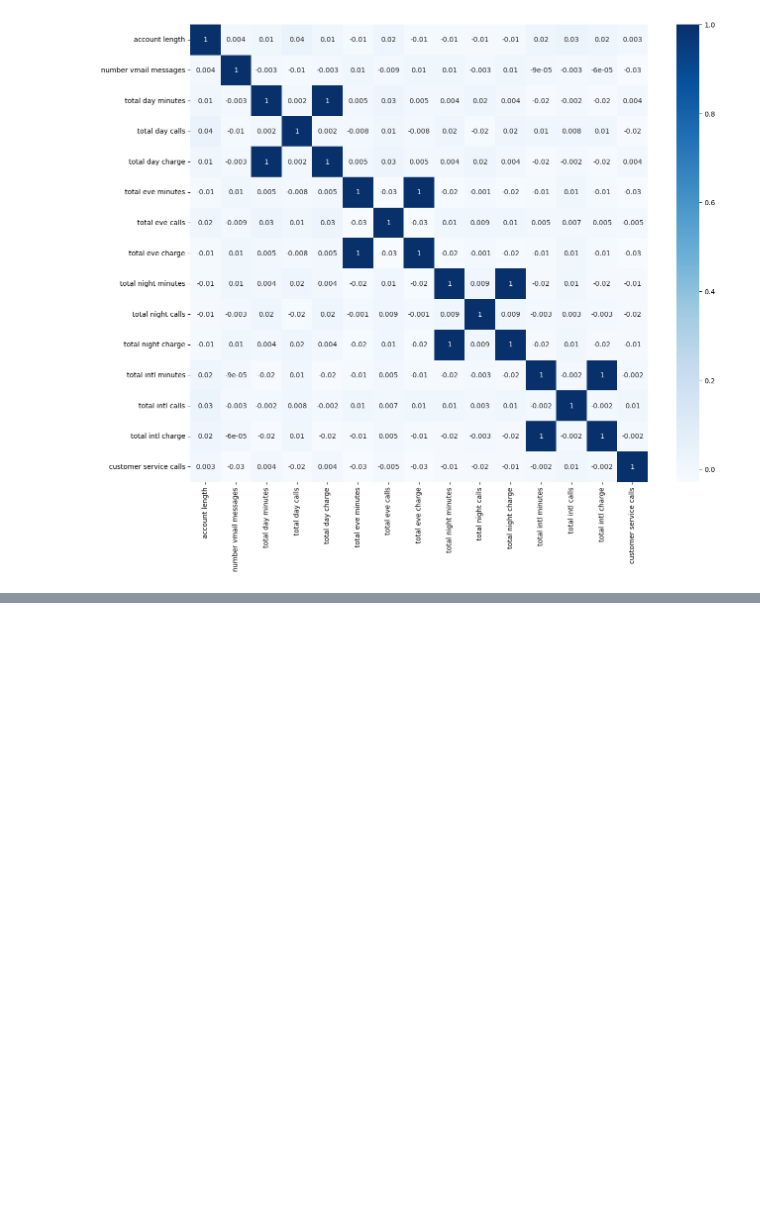
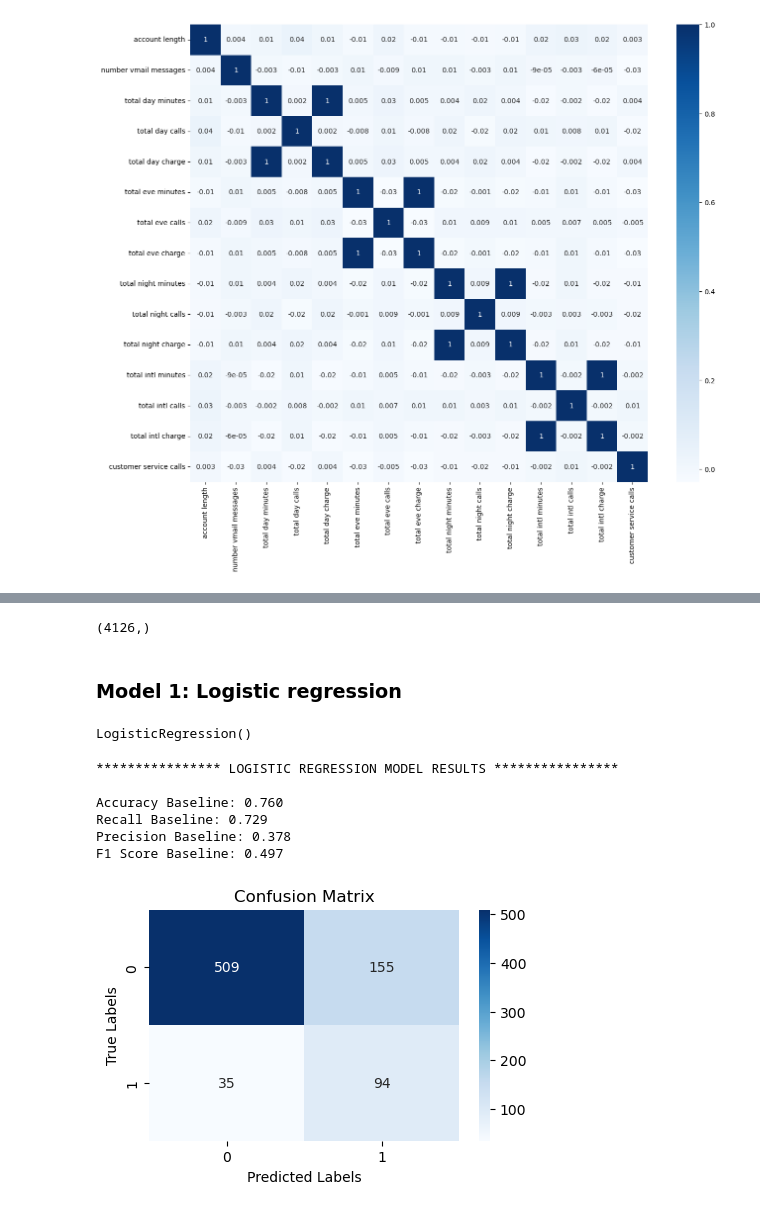
Before and after one commit to billymwangi/telcom-churn-project, a Jupyter notebook: index.ipynb, the cells around one changed output, grey strips where cells are left out. Cells and saved outputs as stored; diff of their text form; code cells hidden in the pictures; blank space fills up the shorter version.

Commit message:
data preprocessing

```diff
--- a/index.ipynb
+++ b/index.ipynb
@@ -335,0 +470,5 @@ corr_matrix
+# %%
+X=scaled_data_df.drop(['churn'],axis=1)
+y=scaled_data_df['churn']
+
+X_train,X_test,y_train,y_test = train_test_split(X,y,test_size=0.25,random_state=123)
@@ -335,0 +485,3 @@ corr_matrix
+# %%
+smote = SMOTE(random_state=42)
+X_train_resampled, y_train_resampled = smote.fit_resample(X_train, y_train)
@@ -335,0 +492,32 @@ corr_matrix
+# %%
+y_train_resampled.shape
+# %% [output]
+(4126,)
+# %% [markdown]
+### Model 1: Logistic regression
+# %%
+logreg= LogisticRegression()
+logreg.fit(X_train_resampled,y_train_resampled)
+# %% [output]
+LogisticRegression()
+# %%
+y_pred = logreg.predict(X_test)
+logreg_accuracy = accuracy_score(y_test, y_pred)
+logreg_recall = recall_score(y_test, y_pred)
+logreg_precision = precision_score(y_test, y_pred)
+logreg_f1 = f1_score(y_test, y_pred)
+
+print("**************** LOGISTIC REGRESSION MODEL RESULTS **************** ")
+print(f"""
+Accuracy Baseline: {logreg_accuracy:1.3f}
+Recall Baseline: {logreg_recall:1.3f}
+Precision Baseline: {logreg_precision:1.3f}
+F1 Score Baseline: {logreg_f1:1.3f}
+""")
+# %% [output]
+**************** LOGISTIC REGRESSION MODEL RESULTS ****************
+
+Accuracy Baseline: 0.760
+Recall Baseline: 0.729
+Precision Baseline: 0.378
+F1 Score Baseline: 0.497
@@ -335,0 +530,9 @@ corr_matrix
+# %%
+cm_lr = confusion_matrix(y_test, y_pred)
+f, ax= plt.subplots(1,1,figsize=(5,3))
+sns.heatmap(cm_lr, annot=True, cmap='Blues', fmt='g', ax=ax)
+ax.set_xlabel('Predicted Labels'); ax.set_ylabel('True Labels') ; ax.set_title('Confusion Matrix')
+ax.xaxis.set_ticklabels(['0', '1']) ; ax.yaxis.set_ticklabels(['0', '1'])
+plt.show()
+# %% [output]
+[figure, added]
```
Also changed, not shown: parts of 30 cells of this notebook.
